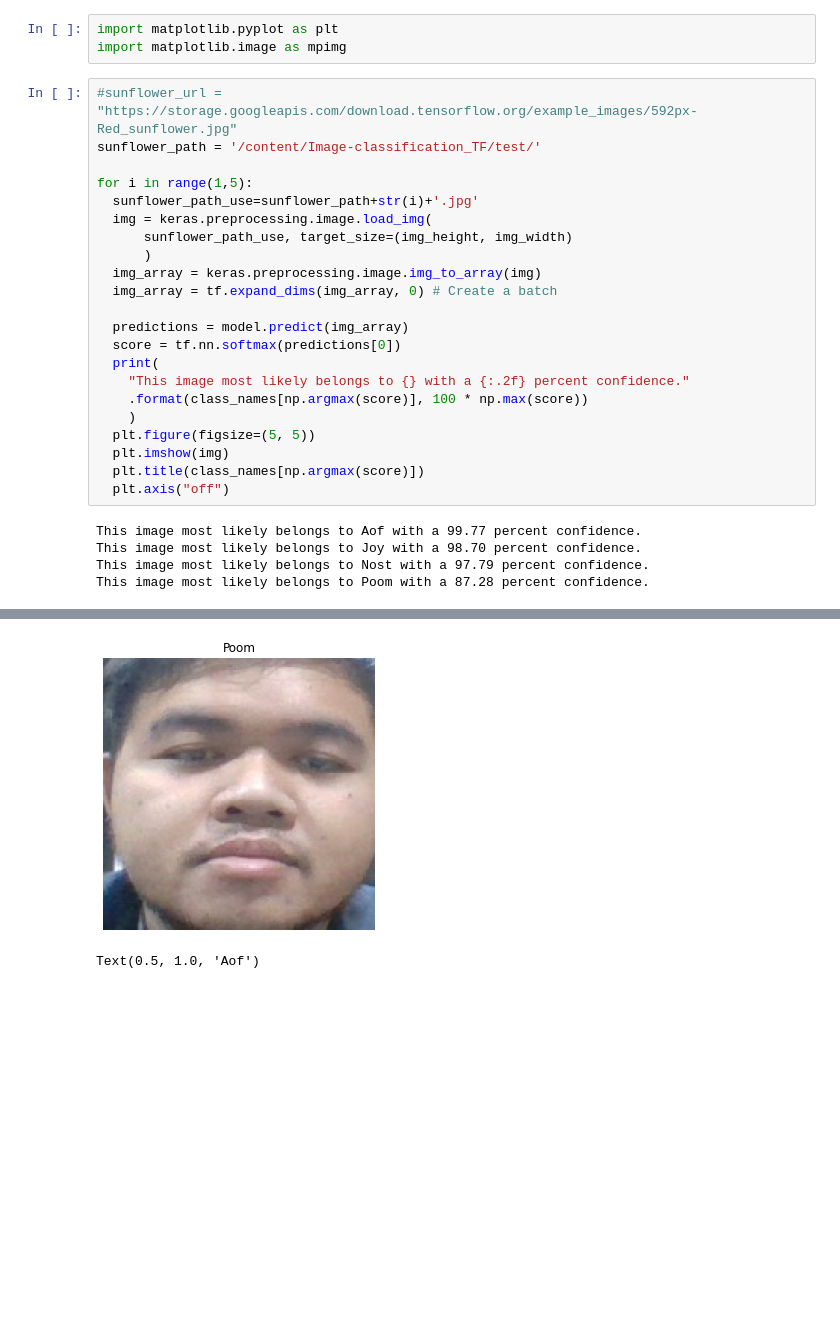
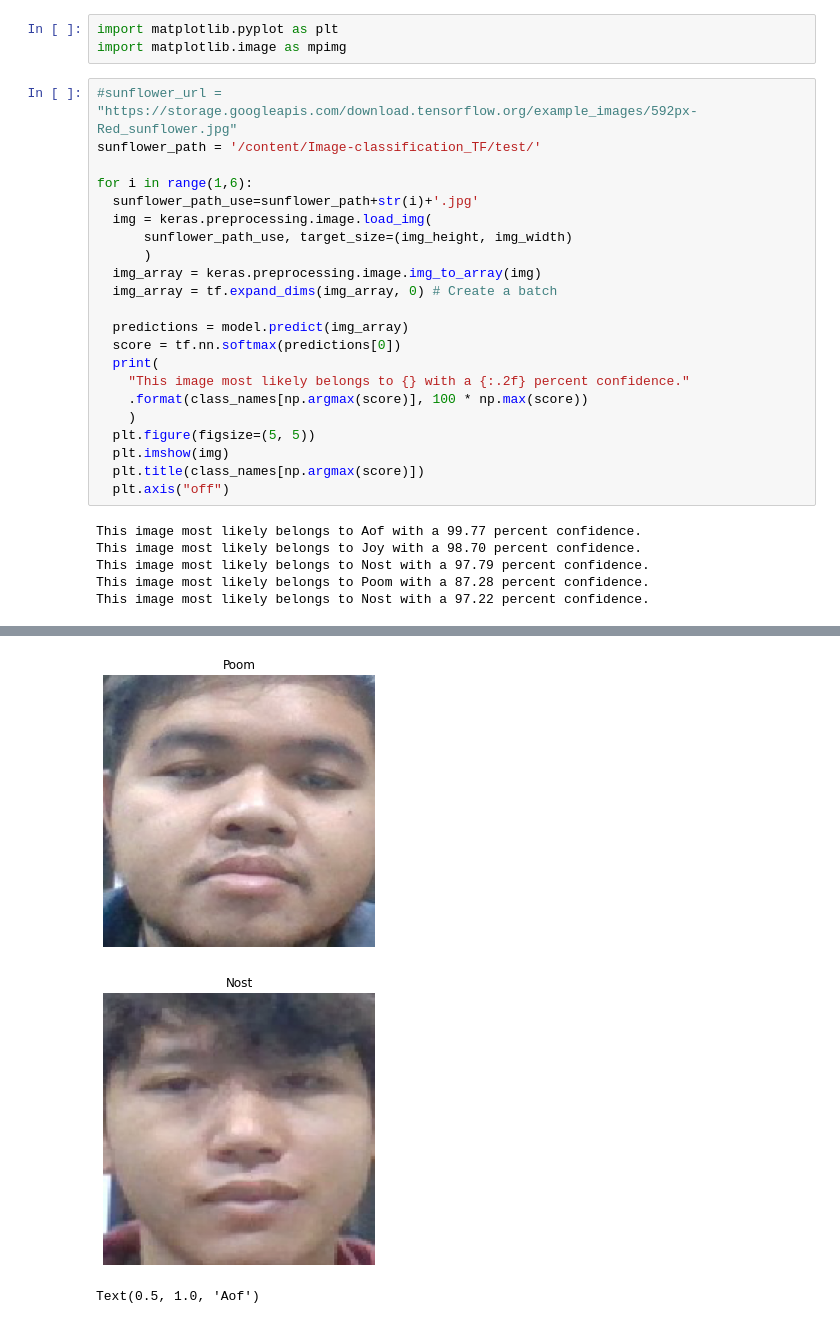
Before and after one commit to kenpurin/Image-classification_MobileNetV2_TF, a Jupyter notebook: classification.ipynb, the cells around one changed output, grey strips where cells are left out. Saved outputs shown, nothing was run; the diff lists cells and outputs as text; blank space fills up the shorter version.

```diff
--- a/classification.ipynb
+++ b/classification.ipynb
@@ -521,34 +521,36 @@ import matplotlib.image as mpimg
 # %%
 #sunflower_url = "https://storage.googleapis.com/download.tensorflow.org/example_images/592px-Red_sunflower.jpg"
 sunflower_path = '/content/Image-classification_TF/test/'
 
-for i in range(1,5):
+for i in range(1,6):
   sunflower_path_use=sunflower_path+str(i)+'.jpg'
   img = keras.preprocessing.image.load_img(
       sunflower_path_use, target_size=(img_height, img_width)
       )
   img_array = keras.preprocessing.image.img_to_array(img)
   img_array = tf.expand_dims(img_array, 0) # Create a batch
 
   predictions = model.predict(img_array)
   score = tf.nn.softmax(predictions[0])
   print(
     "This image most likely belongs to {} with a {:.2f} percent confidence."
     .format(class_names[np.argmax(score)], 100 * np.max(score))
     )
   plt.figure(figsize=(5, 5))
   plt.imshow(img)
   plt.title(class_names[np.argmax(score)])
   plt.axis("off")
 # %% [output]
 This image most likely belongs to Aof with a 99.77 percent confidence.
 This image most likely belongs to Joy with a 98.70 percent confidence.
 This image most likely belongs to Nost with a 97.79 percent confidence.
 This image most likely belongs to Poom with a 87.28 percent confidence.
+This image most likely belongs to Nost with a 97.22 percent confidence.
 [figure]
 [figure]
 [figure]
 [figure]
+[figure, added]
 # %%
 # %% [output]
 Text(0.5, 1.0, 'Aof')
```
